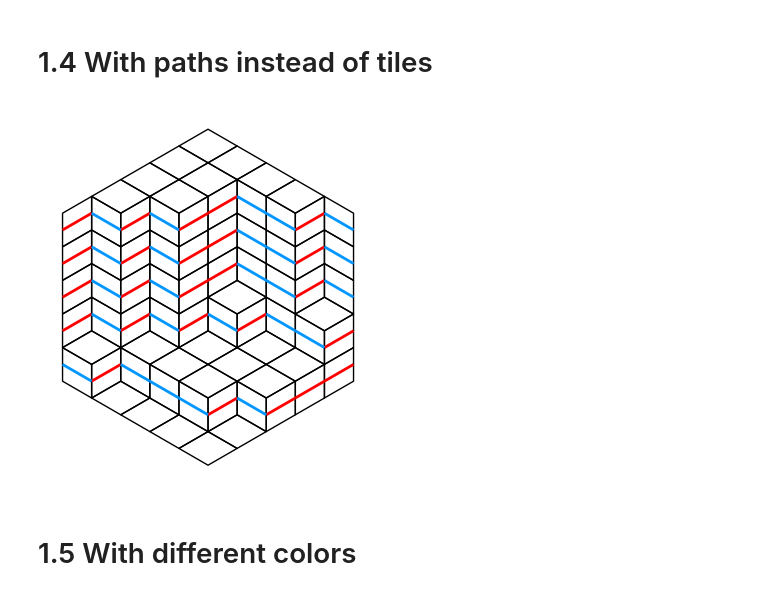
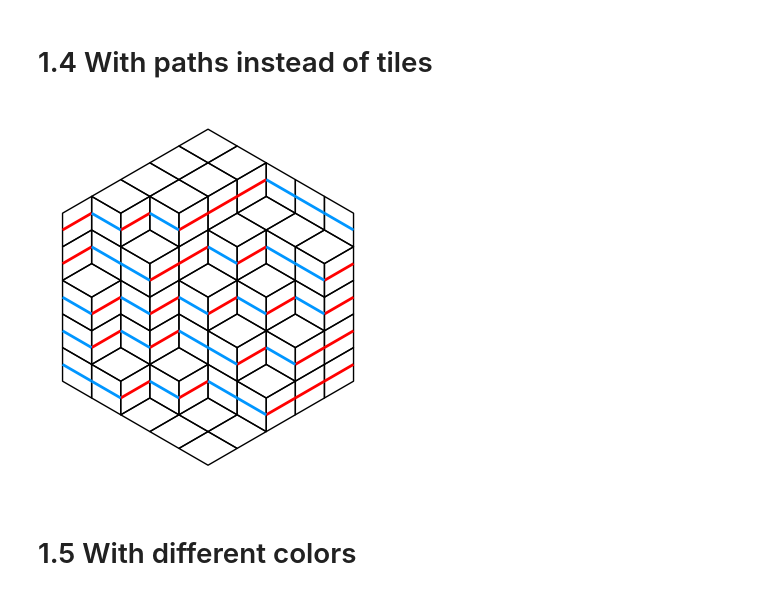
Before and after one commit to MaxvanHorssen/random-tilings, a Jupyter notebook: Examples - How to use.ipynb, the cells around one changed output. Drawn from its saved outputs; the diff is of its cells as text; code cells hidden in the pictures.

```diff
--- a/Examples - How to use.ipynb
+++ b/Examples - How to use.ipynb
@@ -47,10 +63,14 @@ fig = draw_hexagon(n,w,dpi=100)
 # %% [markdown]
 # 1.4 With paths instead of tiles
-# %%
-n = 5                       # Side length
-w = np.array([[1,1]]).T     # Weighting matrix
-
-# Creating the figure with the paths
-fig = draw_hexagon(n,w,paths=True,edge=1,coloring='(255,0,0),(0,150,255)',dpi=100)
-# %% [output]
-[figure, removed]
+# %%
+# Run this cell once to initialize the random tiling
+n = 5                       # Side length
+w = np.array([[1,1]]).T     # Weighting matrix
+
+H = RT.Hexagon(n,w)         # Create a random tiling object
+# %%
+# This cell can be repeated to obtain different random hexagons
+H.shuffle()
+H.plot(edge=1,paths=True,coloring='(255,0,0),(0,150,255)')
+# %% [output]
+[figure, added]
```
Also changed, not shown: parts of 44 cells of this notebook.
